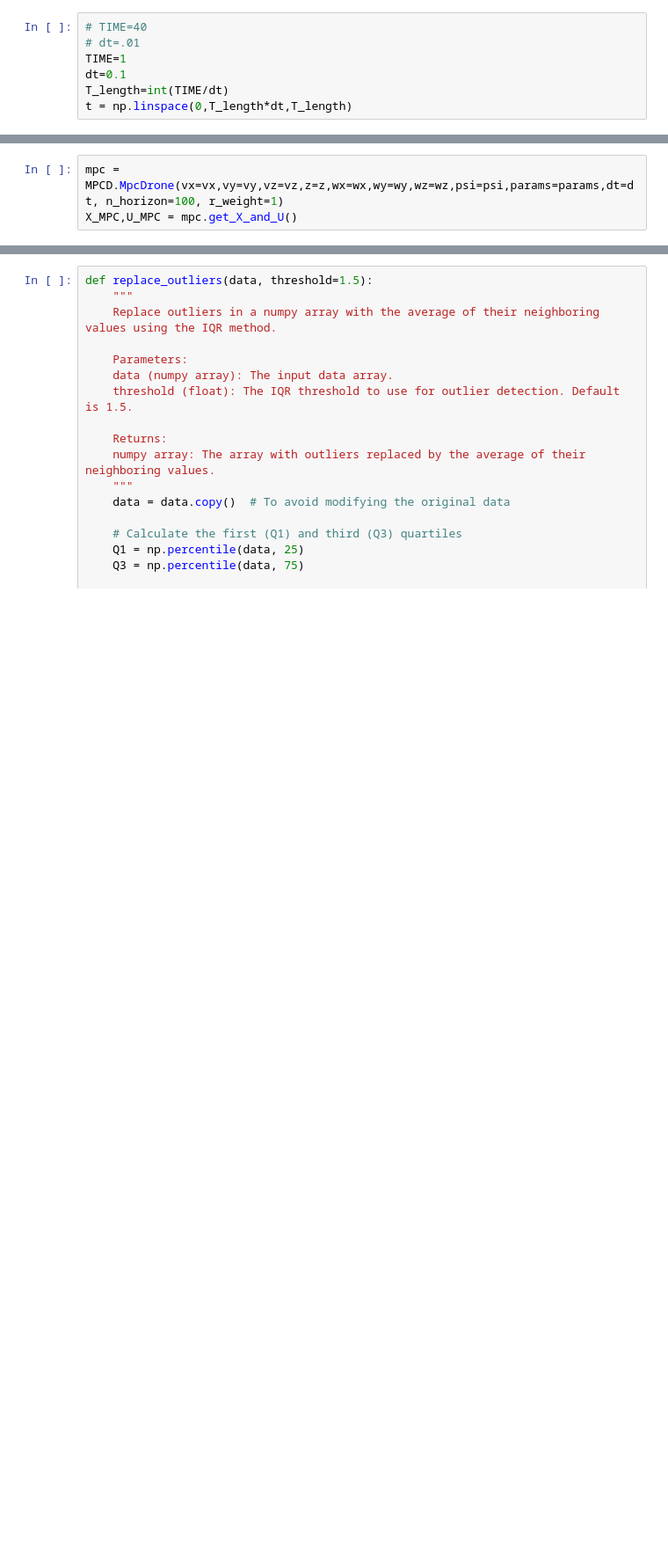
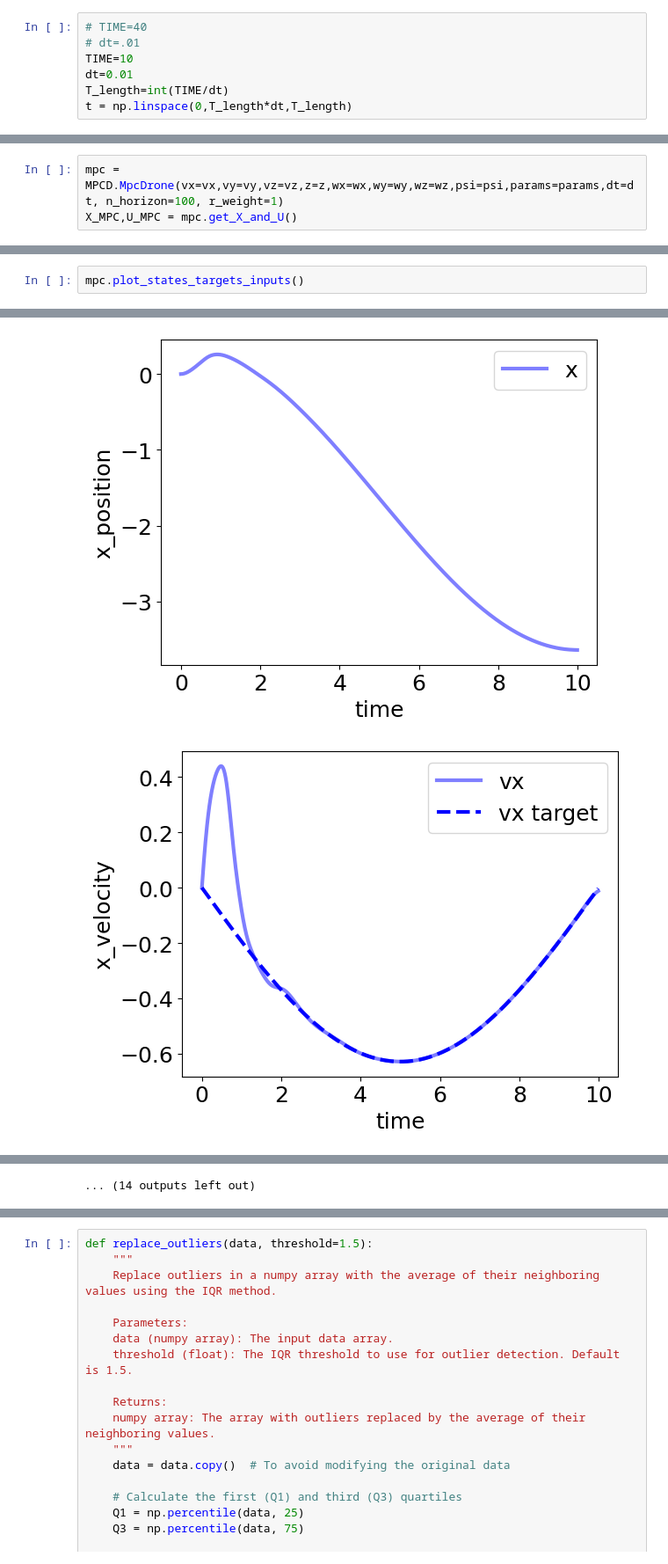
Before and after one commit to Alopez6991/Drone_AFRL, a Jupyter notebook: EKF_3D_Drone_With_Wind.ipynb, the cells around one changed output, grey strips where cells are left out. Shown at 88% size. Cells and saved outputs as stored; diff of their text form; blank space fills up the shorter version.

Commit message:
update time stepping for MPC

```diff
--- a/EKF_3D_Drone_With_Wind.ipynb
+++ b/EKF_3D_Drone_With_Wind.ipynb
@@ -47,8 +47,8 @@ ekf.py loaded successfully
 # %%
 # TIME=40
 # dt=.01
-TIME=1
-dt=0.1
+TIME=10
+dt=0.01
 T_length=int(TIME/dt)
 t = np.linspace(0,T_length*dt,T_length)
 # %% [markdown]
@@ -115,0 +116,3 @@ X_MPC,U_MPC = mpc.get_X_and_U()
+# %%
+mpc.plot_states_targets_inputs()
+# %% [output]
@@ -115,0 +120,2 @@ X_MPC,U_MPC = mpc.get_X_and_U()
+[figure, added]
+[figure, added]
@@ -115,0 +131 @@ X_MPC,U_MPC = mpc.get_X_and_U()
+... (14 outputs left out)
```
Also changed, not shown: parts of 8 cells of this notebook, 2 other files.
